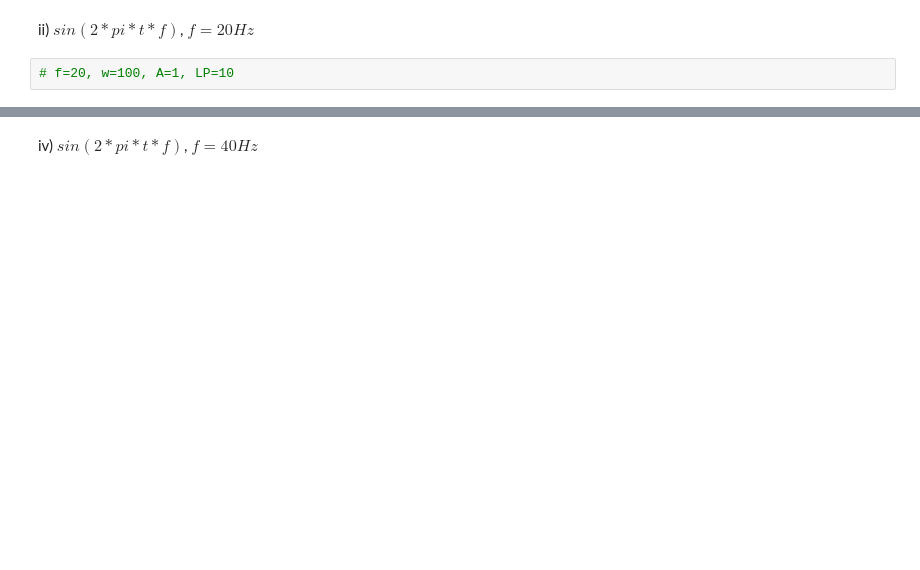
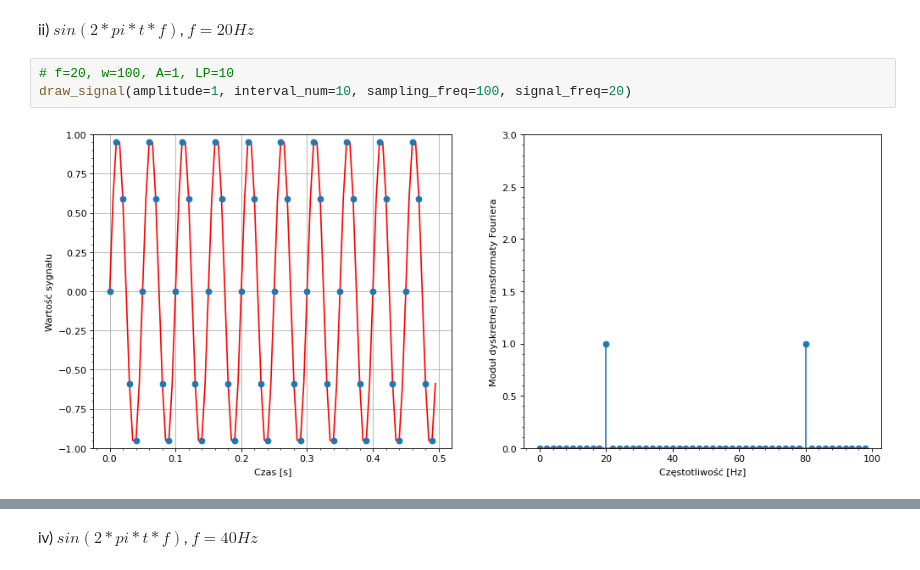
Before and after one commit to Frostyyyl/Human-computer-interaction, a Jupyter notebook: signals_I/main.ipynb, the cells around one changed output, grey strips where cells are left out. Saved outputs shown, nothing was run; the diff lists cells and outputs as text; blank space fills up the shorter version.

```diff
--- a/signals_I/main.ipynb
+++ b/signals_I/main.ipynb
@@ -310,4 +432,7 @@ i) $sin(2*pi*t*f)$, $f=10Hz$
 ii) $sin(2*pi*t*f)$, $f=20Hz$
 # %%
 # f=20, w=100, A=1, LP=10
+draw_signal(amplitude=1, interval_num=10, sampling_freq=100, signal_freq=20)
+# %% [output]
+[figure, added]
 # %% [markdown]
```
Also changed, not shown: parts of 43 cells of this notebook, 1 other file.
